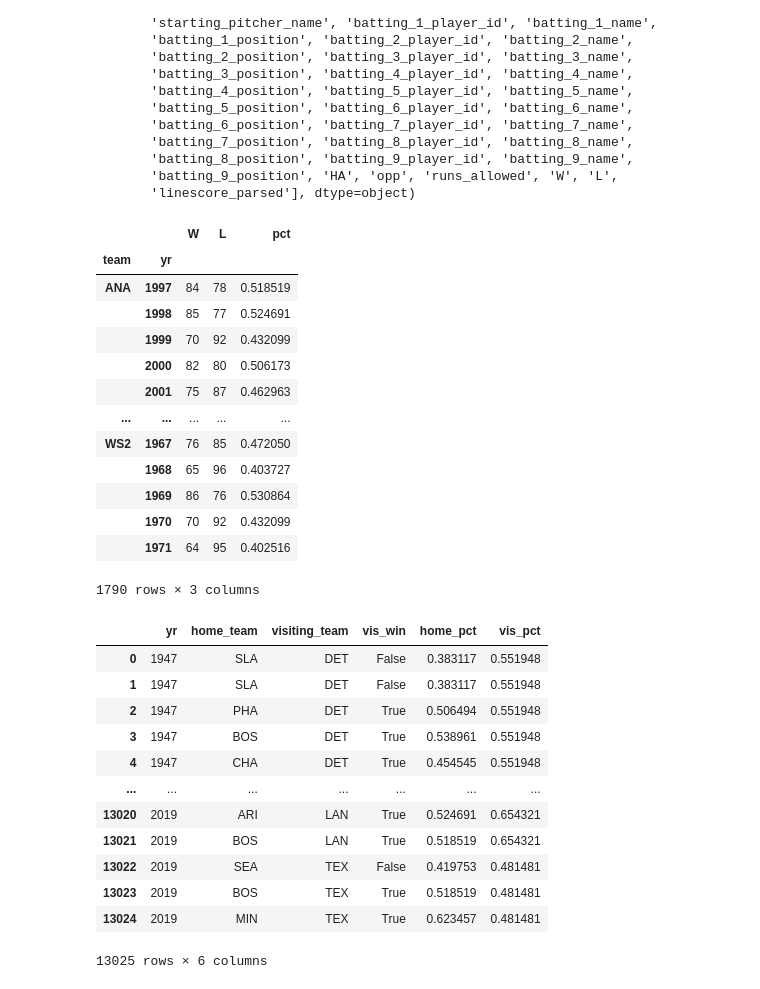
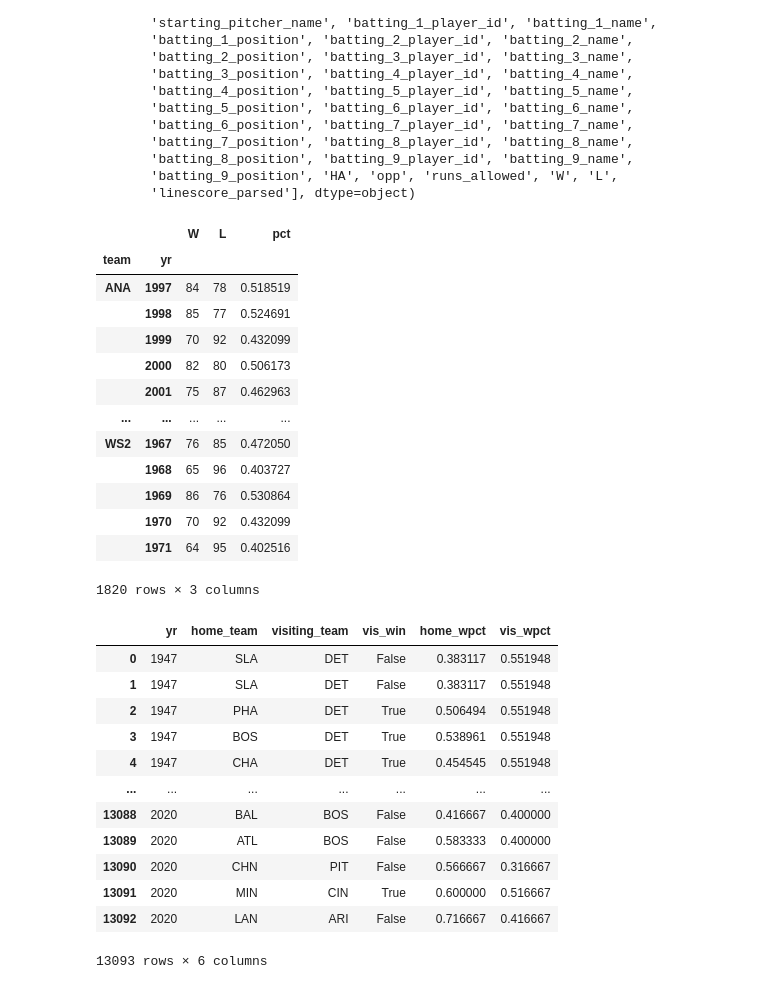
Before and after one commit to sdvinay/baseball_sql, a Jupyter notebook: pandas/extra_innings_wpct.ipynb, the cells around one changed output. Drawn from its saved outputs; the diff is of its cells as text; code cells hidden in the pictures.

```diff
--- a/pandas/extra_innings_wpct.ipynb
+++ b/pandas/extra_innings_wpct.ipynb
@@ -4,6 +4,6 @@ import boxball_loader as bbl
 # %% [markdown]
 # How often does the road team win in extra innings?  Is the performance of road teams in 2020-21 significant?
 # %%
-gl = bbl.load_gamelogs(game_types=bbl.GameType.RS, years=range(1947, 2020))
+gl = bbl.load_gamelogs(game_types=bbl.GameType.RS, seasons=bbl.Eras.Integration)
 gl.shape
 # %% [output]
@@ -39,0 +31,4 @@ See the caveats in the documentation: https://pandas.pydata.org/pandas-docs/stab
+# %%
+gl['vis_win'] = gl['visitor_runs_scored'] > gl['home_runs_scored']
+extras = gl.query('length_in_outs>54')
+extras.shape
@@ -98,6 +96,6 @@ dtype: float64
 
 Someone on reddit suggested that road teams in extras are, on average, above-average teams, because they've managed to offset HFA by tying the game.  Is this true
 # %%
-glt = bbl.load_gamelog_teams(game_types=bbl.GameType.RS, years=range(1947, 2020))
+glt = bbl.load_gamelog_teams(game_types=bbl.GameType.RS, seasons=bbl.Eras.Integration)
 glt.shape
 # %% [output]
@@ -145,29 +143,29 @@ get_seasonal_wl(glt)
 |  | 1969 | 86 | 76 | 0.530864 |
 |  | 1970 | 70 | 92 | 0.432099 |
 |  | 1971 | 64 | 95 | 0.402516 |
-1790 rows × 3 columns
+1820 rows × 3 columns
 # %%
 def add_wpct_to_gms(extras, wl_records):
     e = extras[['yr', 'home_team', 'visiting_team', 'vis_win']]
-    e = pd.merge(e, wl_records['pct'].reset_index(), left_on=['yr', 'home_team'], right_on=['yr', 'team']).rename(columns={'pct': 'home_pct'})
-    e = pd.merge(e, wl_records['pct'].reset_index(), left_on=['yr', 'visiting_team'], right_on=['yr', 'team']).rename(columns={'pct': 'vis_pct'})
-    e = e[['yr', 'home_team', 'visiting_team', 'vis_win', 'home_pct', 'vis_pct']]
+    e = pd.merge(e, wl_records['pct'].reset_index(), left_on=['yr', 'home_team'], right_on=['yr', 'team']).rename(columns={'pct': 'home_wpct'})
+    e = pd.merge(e, wl_records['pct'].reset_index(), left_on=['yr', 'visiting_team'], right_on=['yr', 'team']).rename(columns={'pct': 'vis_wpct'})
+    e = e[['yr', 'home_team', 'visiting_team', 'vis_win', 'home_wpct', 'vis_wpct']]
     return e
 
 e = add_wpct_to_gms(extras, get_seasonal_wl(glt))
 e
 # %% [output]
-|  | yr | home_team | visiting_team | vis_win | home_pct | vis_pct |
+|  | yr | home_team | visiting_team | vis_win | home_wpct | vis_wpct |
 | 0 | 1947 | SLA | DET | False | 0.383117 | 0.551948 |
 | 1 | 1947 | SLA | DET | False | 0.383117 | 0.551948 |
 | 2 | 1947 | PHA | DET | True | 0.506494 | 0.551948 |
 | 3 | 1947 | BOS | DET | True | 0.538961 | 0.551948 |
 | 4 | 1947 | CHA | DET | True | 0.454545 | 0.551948 |
 | ... | ... | ... | ... | ... | ... | ... |
-| 13020 | 2019 | ARI | LAN | True | 0.524691 | 0.654321 |
-| 13021 | 2019 | BOS | LAN | True | 0.518519 | 0.654321 |
-| 13022 | 2019 | SEA | TEX | False | 0.419753 | 0.481481 |
-| 13023 | 2019 | BOS | TEX | True | 0.518519 | 0.481481 |
-| 13024 | 2019 | MIN | TEX | True | 0.623457 | 0.481481 |
+| 13088 | 2020 | BAL | BOS | False | 0.416667 | 0.400000 |
+| 13089 | 2020 | ATL | BOS | False | 0.583333 | 0.400000 |
+| 13090 | 2020 | CHN | PIT | False | 0.566667 | 0.316667 |
+| 13091 | 2020 | MIN | CIN | True | 0.600000 | 0.516667 |
+| 13092 | 2020 | LAN | ARI | False | 0.716667 | 0.416667 |
-13025 rows × 6 columns
+13093 rows × 6 columns
 # %%
```
Also changed, not shown: parts of 12 cells of this notebook, 4 other files.
